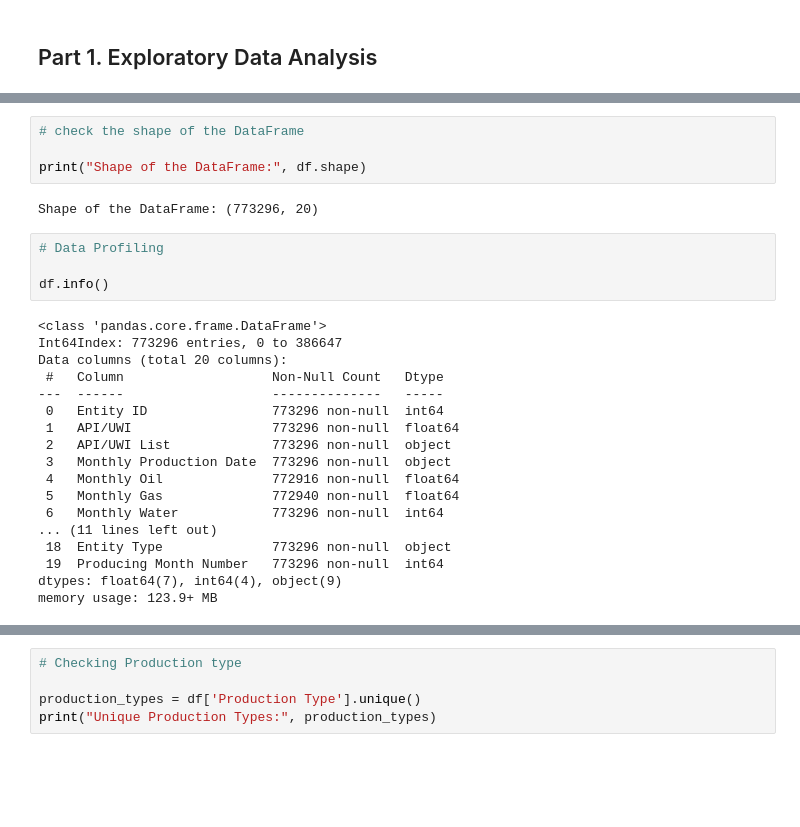
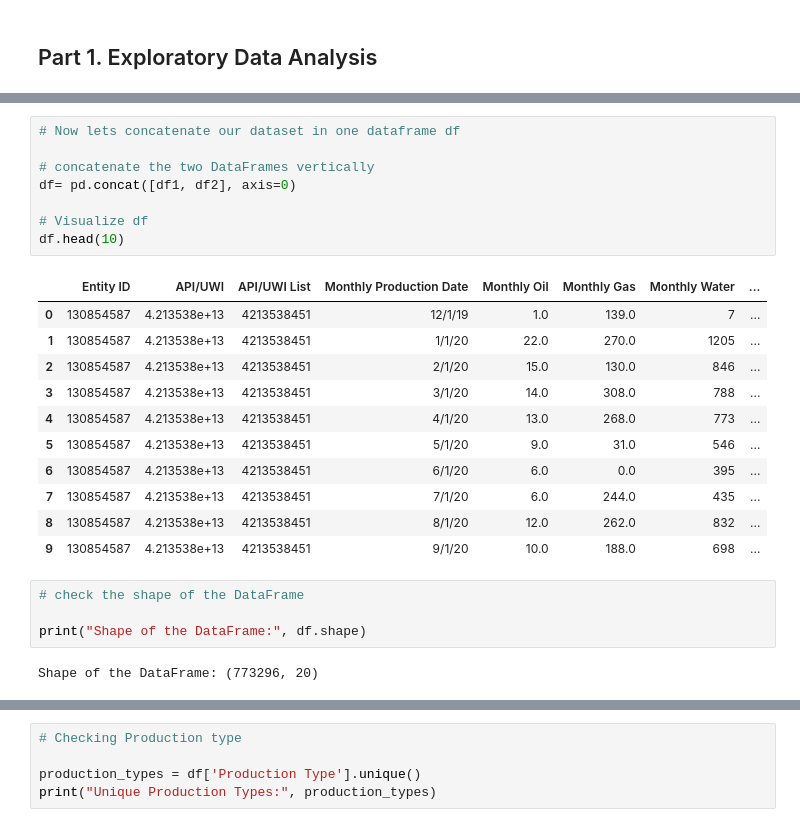
Before and after one commit to ManishRawat07/PETR6397-Final-Project-Oil-Production-Forecasting-using-Machine-Learning, a Jupyter notebook: Oil Production forecasting.ipynb, the cells around one changed output, grey strips where cells are left out. Saved outputs shown, nothing was run; the diff lists cells and outputs as text; blank space fills up the shorter version.

```diff
--- a/Oil Production forecasting.ipynb
+++ b/Oil Production forecasting.ipynb
@@ -61,28 +78,26 @@ df.head(10)
+# %%
+# Now lets concatenate our dataset in one dataframe df
+
+# concatenate the two DataFrames vertically
+df= pd.concat([df1, df2], axis=0)
+
+# Visualize df
+df.head(10)
+# %% [output]
+|  | Entity ID | API/UWI | API/UWI List | Monthly Production Date | Monthly Oil | Monthly Gas | Monthly Water | ... |
+| 0 | 130854587 | 4.213538e+13 | 4213538451 | 12/1/19 | 1.0 | 139.0 | 7 | ... |
+| 1 | 130854587 | 4.213538e+13 | 4213538451 | 1/1/20 | 22.0 | 270.0 | 1205 | ... |
+| 2 | 130854587 | 4.213538e+13 | 4213538451 | 2/1/20 | 15.0 | 130.0 | 846 | ... |
+| 3 | 130854587 | 4.213538e+13 | 4213538451 | 3/1/20 | 14.0 | 308.0 | 788 | ... |
+| 4 | 130854587 | 4.213538e+13 | 4213538451 | 4/1/20 | 13.0 | 268.0 | 773 | ... |
+| 5 | 130854587 | 4.213538e+13 | 4213538451 | 5/1/20 | 9.0 | 31.0 | 546 | ... |
+| 6 | 130854587 | 4.213538e+13 | 4213538451 | 6/1/20 | 6.0 | 0.0 | 395 | ... |
+| 7 | 130854587 | 4.213538e+13 | 4213538451 | 7/1/20 | 6.0 | 244.0 | 435 | ... |
+| 8 | 130854587 | 4.213538e+13 | 4213538451 | 8/1/20 | 12.0 | 262.0 | 832 | ... |
+| 9 | 130854587 | 4.213538e+13 | 4213538451 | 9/1/20 | 10.0 | 188.0 | 698 | ... |
 # %%
 # check the shape of the DataFrame
 
 print("Shape of the DataFrame:", df.shape)
 # %% [output]
 Shape of the DataFrame: (773296, 20)
-# %%
-# Data Profiling
-
-df.info()
-# %% [output]
-<class 'pandas.core.frame.DataFrame'>
-Int64Index: 773296 entries, 0 to 386647
-Data columns (total 20 columns):
- #   Column                   Non-Null Count   Dtype
----  ------                   --------------   -----
- 0   Entity ID                773296 non-null  int64
- 1   API/UWI                  773296 non-null  float64
- 2   API/UWI List             773296 non-null  object
- 3   Monthly Production Date  773296 non-null  object
- 4   Monthly Oil              772916 non-null  float64
- 5   Monthly Gas              772940 non-null  float64
- 6   Monthly Water            773296 non-null  int64
-... (11 lines left out)
- 18  Entity Type              773296 non-null  object
- 19  Producing Month Number   773296 non-null  int64
-dtypes: float64(7), int64(4), object(9)
-memory usage: 123.9+ MB
```
Also changed, not shown: parts of 11 cells of this notebook, 1 other file.
